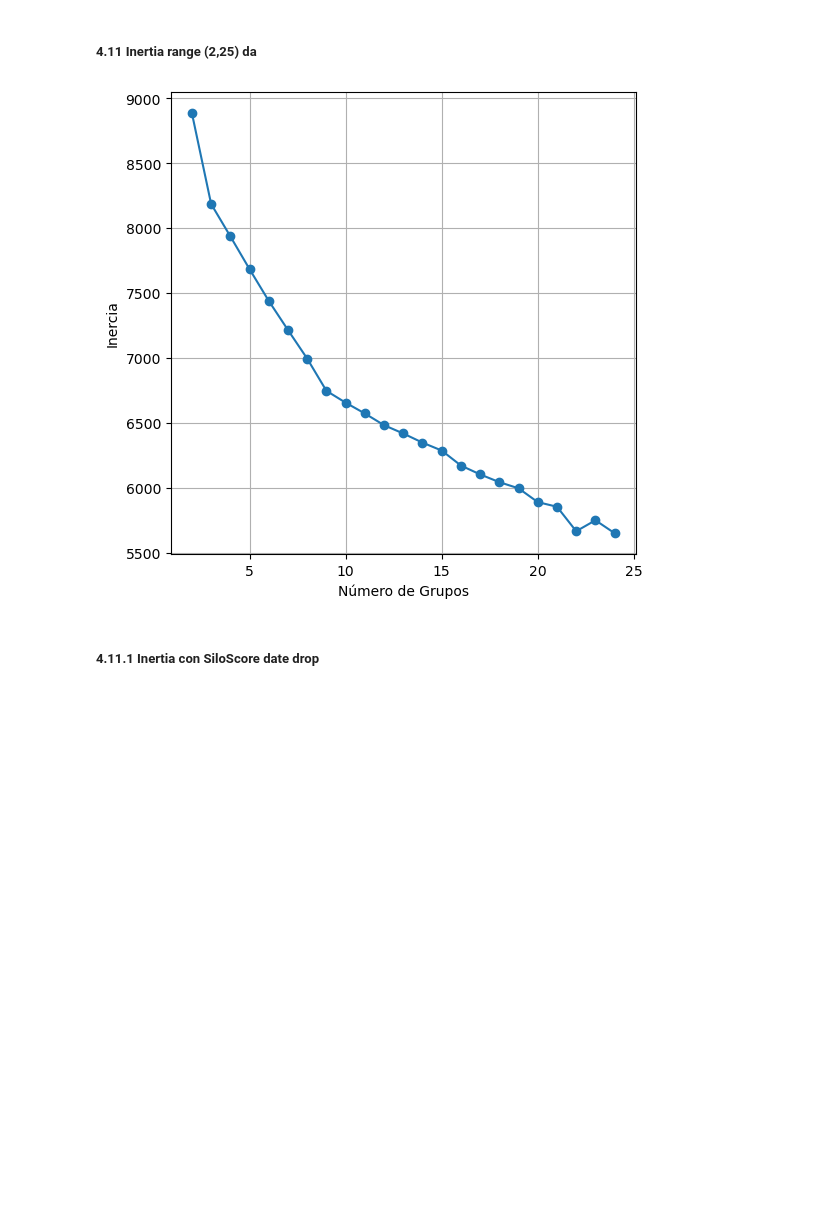
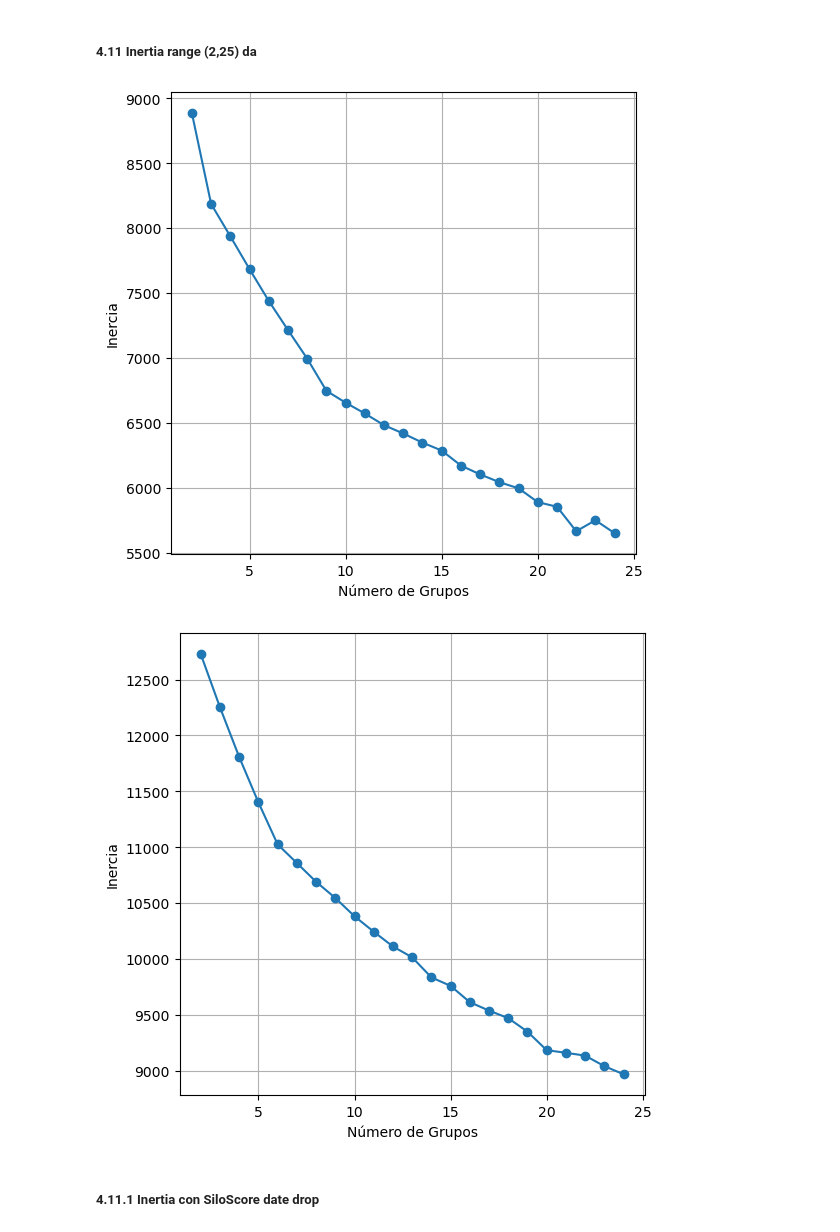
Before and after one commit to PeterWYC1/GroupingProblem, a Jupyter notebook: caso3.ipynb, the cells around one changed output. Saved outputs shown, nothing was run; the diff lists cells and outputs as text; code cells hidden in the pictures; blank space fills up the shorter version.

```diff
--- a/caso3.ipynb
+++ b/caso3.ipynb
@@ -216,3 +216,10 @@ Data columns (total 17 columns):
  16  Average_Load_Percentage  2127 non-null   float64
 dtypes: float64(11), int64(1), object(5)
 memory usage: 299.1+ KB
+# %%
+data['Date'] = pd.to_datetime(data['Date'])
+dataDateTime = data.copy()
+dataDateTime['Year'] = dataDateTime['Date'].dt.year
+dataDateTime['Year'] = dataDateTime['Year'].astype('object')
+dataModYear = dataDateTime.drop(['Date'], axis=1)  # Eliminamos la columna de fecha
+dataModYear.info()
@@ -279,3 +304,18 @@ ColumnTransformer(remainder='passthrough',
                                  Pipeline(steps=[('encoder', OneHotEncoder())]),
                                  ['Ship_Type', 'Route_Type', 'Engine_Type',
                                   'Maintenance_Status', 'Weather_Condition'])])
+# %%
+num_colYear =  dataModYear.select_dtypes(include= [ 'int64' ,'int32', 'float64']).columns.to_list()
+cat_colYear = dataModYear.select_dtypes(include= [ 'object']).columns.to_list()
+# normalizamos las variables numéricas
+
+numtransYear = Pipeline(steps= [('caler', MinMaxScaler())])
+# codificamos las variables categóricas, quedan más de una columna por variable
+# por ejemplo Ship_Type tiene 4 tipos de barcos, entonces se crean 4 columnas
+cattransYear = Pipeline(steps= [('encoder', OneHotEncoder())])
+
+preprocessorYear = ColumnTransformer(transformers=[('num', numtransYear, num_colYear),
+                                               ('cat', cattransYear, cat_colYear)]
+                                 , remainder='passthrough')
+
+preprocessorYear
@@ -282,3 +340,5 @@ ColumnTransformer(remainder='passthrough',
 # %%
 data_pre = preprocessor.fit_transform(data_mod)
 data_pre
+
+data_preYear = preprocessorYear.fit_transform(dataModYear)
@@ -300,3 +346,9 @@ array([[0.0252187 , 0.51835035, 0.5185334 , ..., 0.        , 0.        ,
 cod_cat = preprocessor.named_transformers_['cat']['encoder'].get_feature_names_out(cat_col)
 labels = np.concatenate([num_col, cod_cat])
 data_pro = pd.DataFrame(data_pre, columns=labels)
+
+cod_catYear = preprocessorYear.named_transformers_['cat']['encoder'].get_feature_names_out(cat_colYear)
+labelsYear = np.concatenate([num_colYear, cod_catYear])
+data_proYear = pd.DataFrame(data_preYear, columns=labelsYear)
+data_proYear.info()
+data_proYear.head()
@@ -329,8 +406,10 @@ def analyze_inertia(datos, rangoK, name = "dataFrame"):
     plt.show()
 # %%
 analyze_inertia(data_pro, range(2, 25), name = "data_pro")
+analyze_inertia(data_proYear, range(2, 25), name = "data_proYear")
 # %% [output]
 [figure]
+[figure, added]
 # %% [markdown]
 ##### 4.11.1 Inertia con SiloScore date drop
 # %%
```
Also changed, not shown: parts of 22 cells of this notebook.
